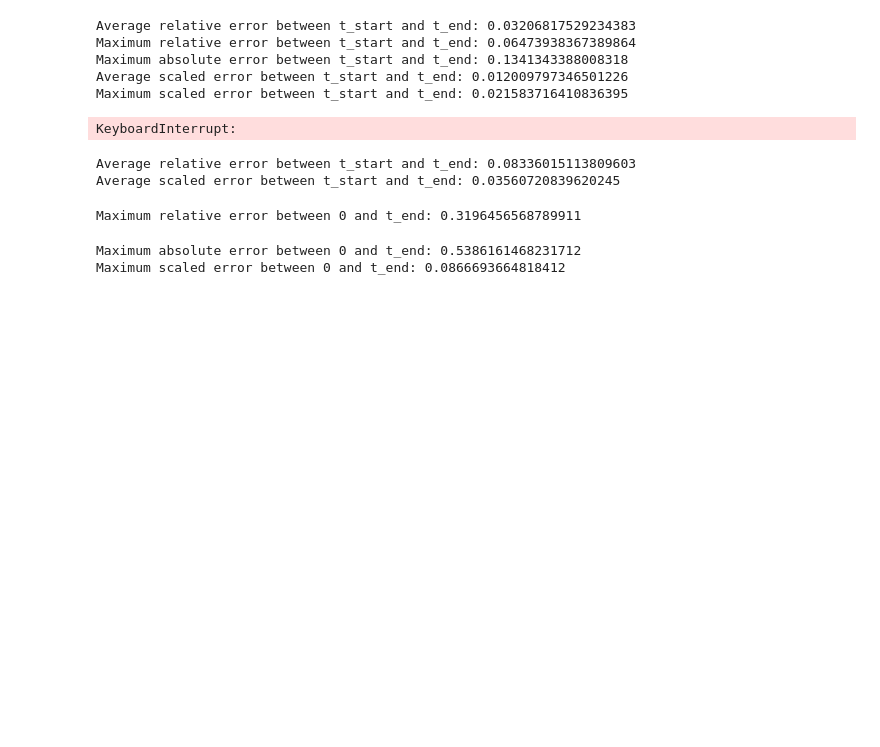
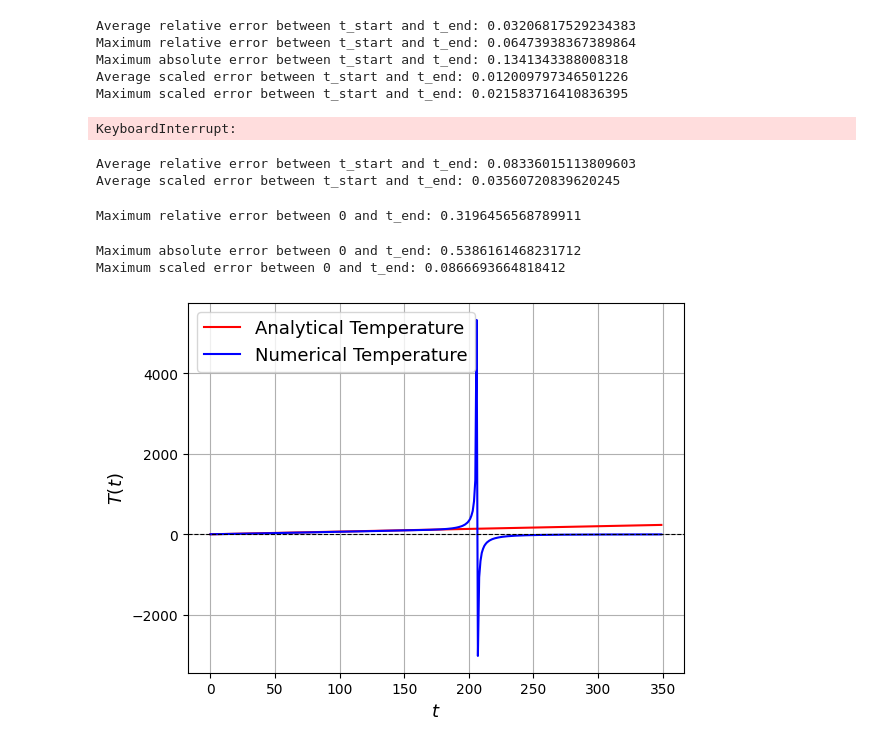
Before and after one commit to pedrolinckm/OQW-Thermodynamics, a Jupyter notebook: thermodynamics_oqw.ipynb, the cells around one changed output. Saved outputs shown, nothing was run; the diff lists cells and outputs as text; code cells hidden in the pictures; blank space fills up the shorter version.

```diff
--- a/thermodynamics_oqw.ipynb
+++ b/thermodynamics_oqw.ipynb
@@ -538,3 +538,43 @@ print("Maximum scaled error between 0 and t_end:", max_absolute_error/np.log(N))
 # %% [output]
 Maximum absolute error between 0 and t_end: 0.5386161468231712
 Maximum scaled error between 0 and t_end: 0.0866693664818412
+# %%
+#Temperature plot over time
+N = 100
+omega = 2/3
+epsilon = 1
+t_max = 350
+T_values = []
+probabilities = Prob(N, omega, t_max)
+mean_energy_values = []
+for t in range(t_max):
+    mean_E = np.sum([probabilities[i][t]*i for i in range(N)])
+    mean_energy_values.append(mean_E)
+
+entropies = [S_entropy(N, omega, t) for t in range(t_max)]
+
+dE = np.gradient(mean_energy_values,t)
+dS = np.gradient(entropies,t)
+T_values = dE / dS
+
+t_values = []
+for i in range(t_max):
+    t_values.append(i)
+
+t_float_values = np.linspace(0, t_max-1, 1000)
+T_analytical = []
+for t in t_float_values:
+    T_a = 2*(2*omega-1)*epsilon*t
+    T_analytical.append(T_a)
+
+plt.plot(t_float_values, T_analytical, color = 'red', label = 'Analytical Temperature')
+plt.plot(t_values, T_values, color = 'blue', label = 'Numerical Temperature')
+plt.axhline(0, color='black', linewidth=0.8, linestyle='--')
+plt.xlabel(r'$t$', fontsize=13)
+plt.ylabel('$T(t)$', fontsize=13)
+plt.legend(fontsize=13)
+plt.grid(True)
+plt.savefig("temperature_vs_time.pgf")
+plt.show()
+# %% [output]
+[figure, added]
```
Also changed, not shown: parts of 1 cell of this notebook, 3 other files.
